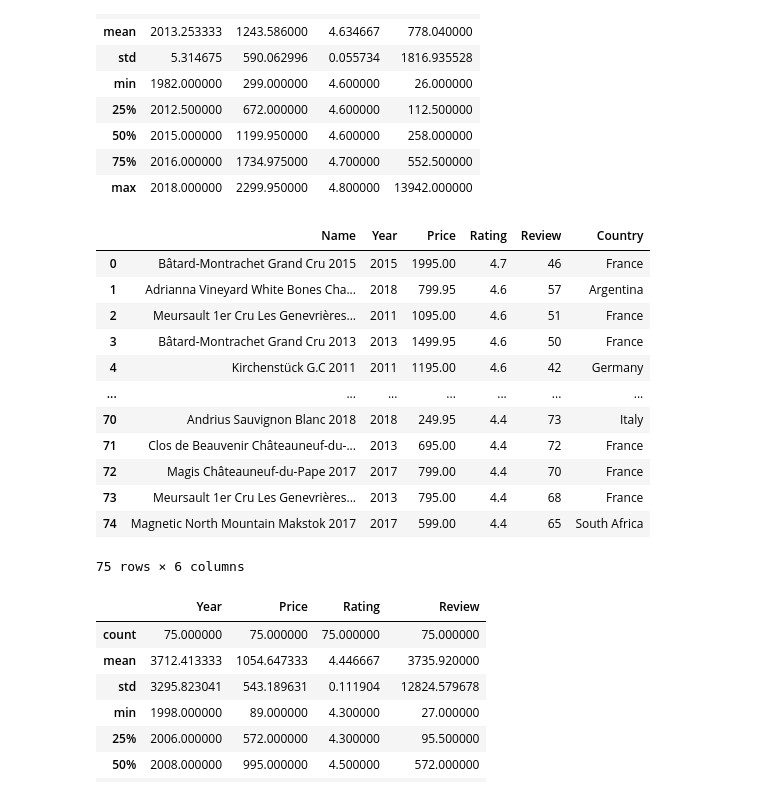
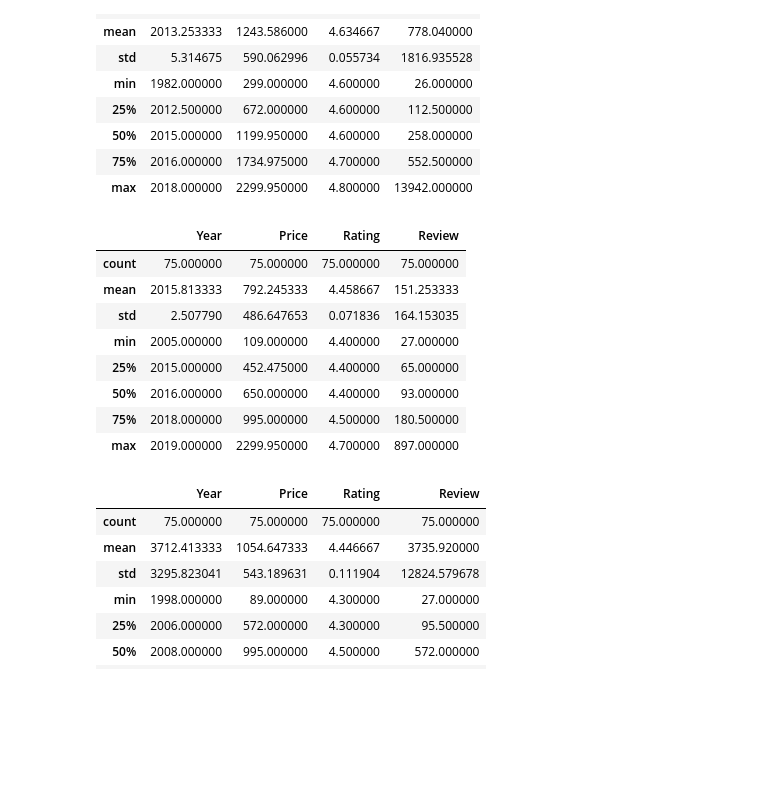
Before and after one commit to MathiasNoeClausen/pythonEksamen, a Jupyter notebook: fetchdata.ipynb, the cells around one changed output. Drawn from its saved outputs; the diff is of its cells as text; code cells hidden in the pictures; blank space fills up the shorter version.

```diff
--- a/fetchdata.ipynb
+++ b/fetchdata.ipynb
@@ -162,21 +153,17 @@ red_df.describe()
 | max | 2018.000000 | 2299.950000 | 4.800000 | 13942.000000 |
 # %%
 white_df = pd.read_csv('whitewinedata.csv', names=["Name", "Year", "Price", "Rating", "Review", "Country"])
-white_df.drop(white_df[white_df.Review < 65].index, inplace=False)
-white_df#.describe()
+#white_df.drop(white_df[white_df.Review < 65].index, inplace=False)
+white_df.describe()
 # %% [output]
-|  | Name | Year | Price | Rating | Review | Country |
-| 0 | Bâtard-Montrachet Grand Cru 2015 | 2015 | 1995.00 | 4.7 | 46 | France |
-| 1 | Adrianna Vineyard White Bones Cha... | 2018 | 799.95 | 4.6 | 57 | Argentina |
-| 2 | Meursault 1er Cru Les Genevrières... | 2011 | 1095.00 | 4.6 | 51 | France |
-| 3 | Bâtard-Montrachet Grand Cru 2013 | 2013 | 1499.95 | 4.6 | 50 | France |
-| 4 | Kirchenstück G.C 2011 | 2011 | 1195.00 | 4.6 | 42 | Germany |
-| ... | ... | ... | ... | ... | ... | ... |
-| 70 | Andrius Sauvignon Blanc 2018 | 2018 | 249.95 | 4.4 | 73 | Italy |
-| 71 | Clos de Beauvenir Châteauneuf-du-... | 2013 | 695.00 | 4.4 | 72 | France |
-| 72 | Magis Châteauneuf-du-Pape 2017 | 2017 | 799.00 | 4.4 | 70 | France |
-| 73 | Meursault 1er Cru Les Genevrières... | 2013 | 795.00 | 4.4 | 68 | France |
-| 74 | Magnetic North Mountain Makstok 2017 | 2017 | 599.00 | 4.4 | 65 | South Africa |
+|  | Year | Price | Rating | Review |
+| count | 75.000000 | 75.000000 | 75.000000 | 75.000000 |
+| mean | 2015.813333 | 792.245333 | 4.458667 | 151.253333 |
+| std | 2.507790 | 486.647653 | 0.071836 | 164.153035 |
+| min | 2005.000000 | 109.000000 | 4.400000 | 27.000000 |
+| 25% | 2015.000000 | 452.475000 | 4.400000 | 65.000000 |
+| 50% | 2016.000000 | 650.000000 | 4.400000 | 93.000000 |
+| 75% | 2018.000000 | 995.000000 | 4.500000 | 180.500000 |
+| max | 2019.000000 | 2299.950000 | 4.700000 | 897.000000 |
-75 rows × 6 columns
 # %%
 sparkling_df = pd.read_csv('sparklingwinedata.csv', names=["Name", "Year", "Price", "Rating", "Review", "Country"])
```
Also changed, not shown: parts of 6 cells of this notebook, 4 other files.
